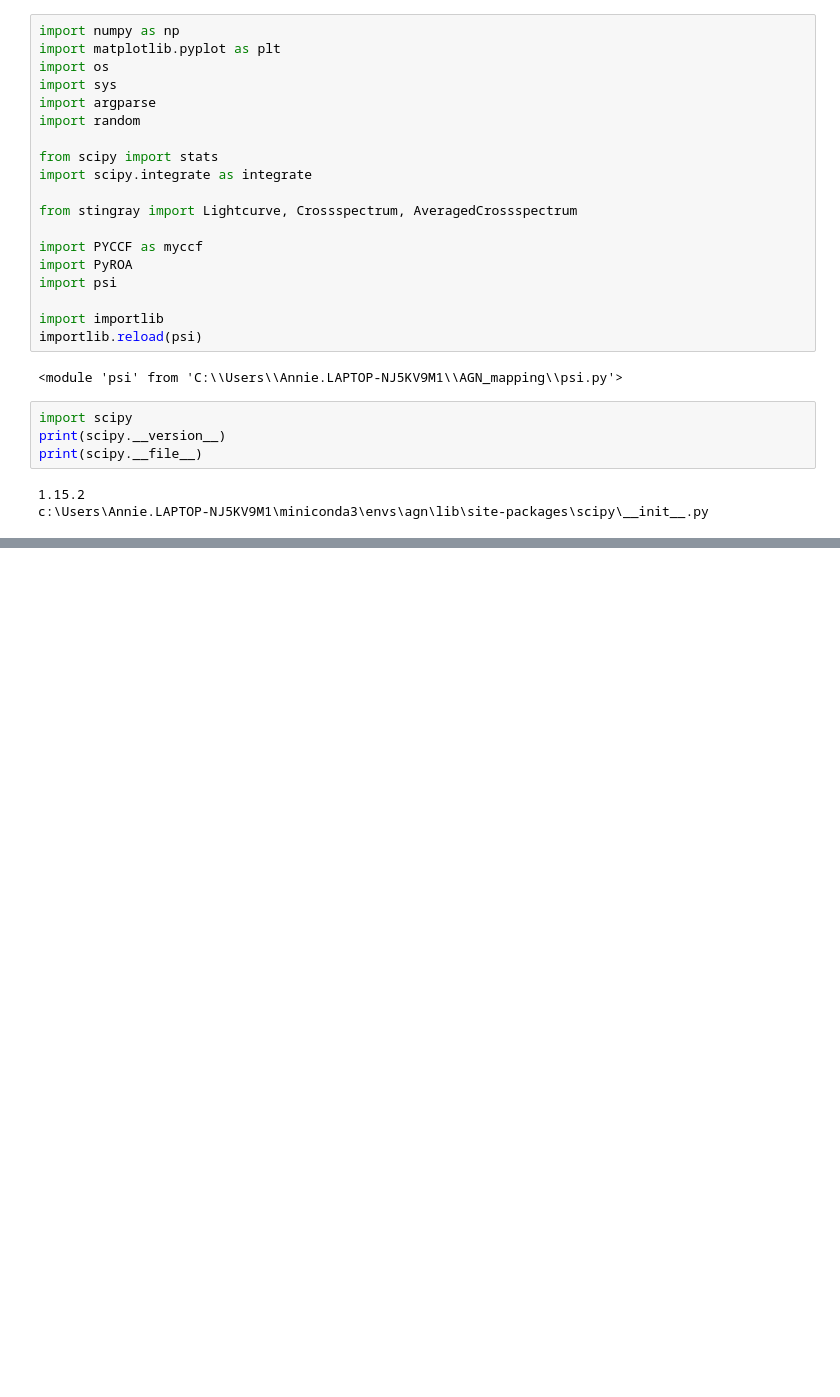
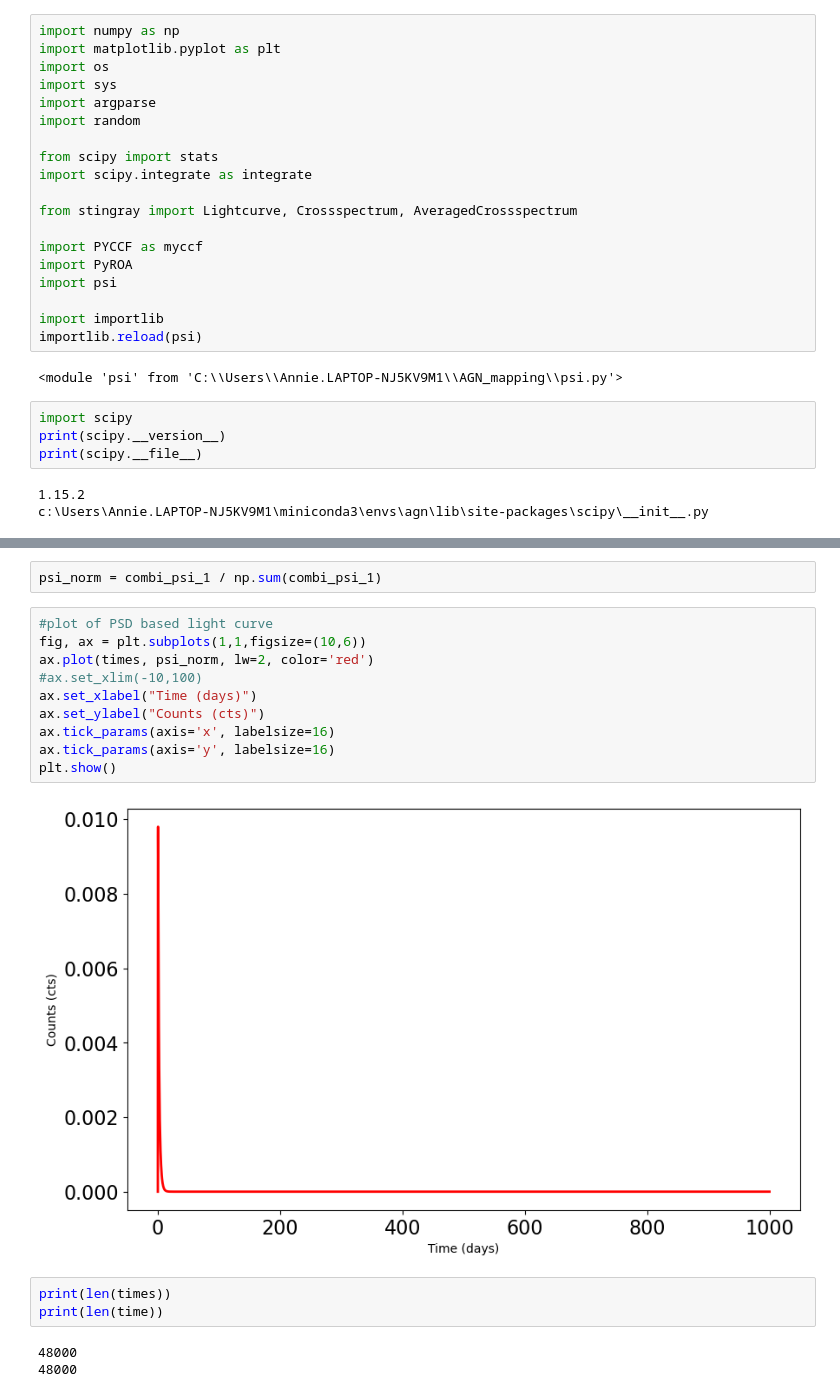
Before and after one commit to aeoj01-cpu/AGN_mapping, a Jupyter notebook: notebooks/testing_DISKfunction.ipynb, the cells around one changed output, grey strips where cells are left out. Saved outputs shown, nothing was run; the diff lists cells and outputs as text; blank space fills up the shorter version.

```diff
--- a/notebooks/testing_DISKfunction.ipynb
+++ b/notebooks/testing_DISKfunction.ipynb
@@ -152,0 +165,20 @@ lc = Lightcurve(time,flux))
+# %%
+psi_norm = combi_psi_1 / np.sum(combi_psi_1)
+# %%
+#plot of PSD based light curve
+fig, ax = plt.subplots(1,1,figsize=(10,6))
+ax.plot(times, psi_norm, lw=2, color='red')
+#ax.set_xlim(-10,100)
+ax.set_xlabel("Time (days)")
+ax.set_ylabel("Counts (cts)")
+ax.tick_params(axis='x', labelsize=16)
+ax.tick_params(axis='y', labelsize=16)
+plt.show()
+# %% [output]
+[figure, added]
+# %%
+print(len(times))
+print(len(time))
+# %% [output]
+48000
+48000
```
Also changed, not shown: parts of 17 cells of this notebook, 7 other files.
